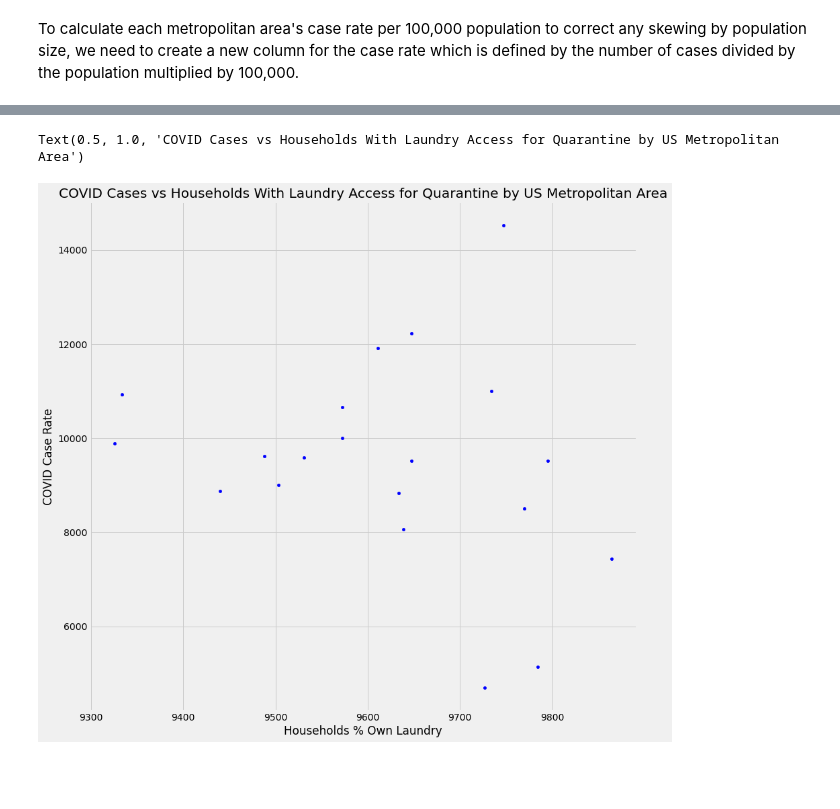
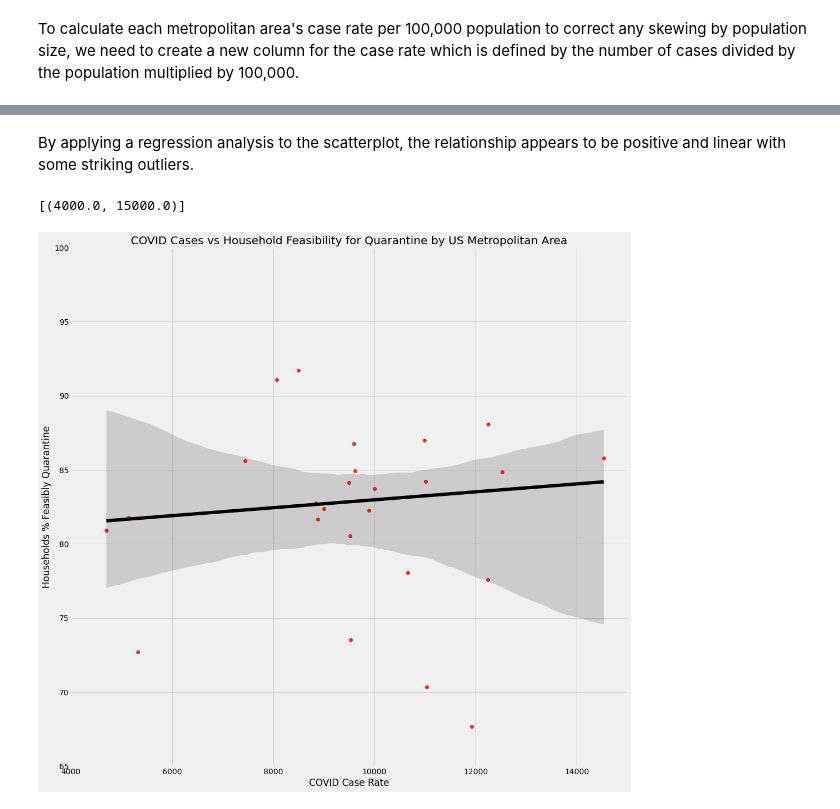
Before and after one commit to swsugarman/COVID_HousingIsolationFeasibility, a Jupyter notebook: report.ipynb, the cells around one changed output, grey strips where cells are left out. Saved outputs shown, nothing was run; the diff lists cells and outputs as text; code cells hidden in the pictures; blank space fills up the shorter version.

```diff
--- a/report.ipynb
+++ b/report.ipynb
@@ -409,6 +381,14 @@ Text(0.5, 1.0, 'COVID Cases vs Households With Full Kitchen for Quarantine by US
-# %%
-table_6.plot(kind='scatter', x='Households % Own Laundry', y='COVID Case Rate', figsize=(13, 13), s=20, c='blue', alpha=1);
-plt.title('COVID Cases vs Households With Laundry Access for Quarantine by US Metropolitan Area')
-# %% [output]
-Text(0.5, 1.0, 'COVID Cases vs Households With Laundry Access for Quarantine by US Metropolitan Area')
-[figure, removed]
+# %% [markdown]
+By applying a regression analysis to the scatterplot, the relationship appears to be positive and linear with some striking outliers.
+# %%
+fig, ax = plt.subplots()
+fig.set_size_inches(16, 16)
+plt.title('COVID Cases vs Household Feasibility for Quarantine by US Metropolitan Area')
+
+t_6a=sns.regplot(data=table_6, y='Households % Feasibly Quarantine', x='COVID Case Rate', ax=ax,
+                  robust=True, label=table_6['Metropolitan Areas'], scatter_kws={"color": "red"}, line_kws={"color": "black"});
+t_6a.set(ylim=(65, 100))
+t_6a.set(xlim=(4000, 15000))
+# %% [output]
+[(4000.0, 15000.0)]
+[figure, added]
```
Also changed, not shown: parts of 13 cells of this notebook, 2 other files.
